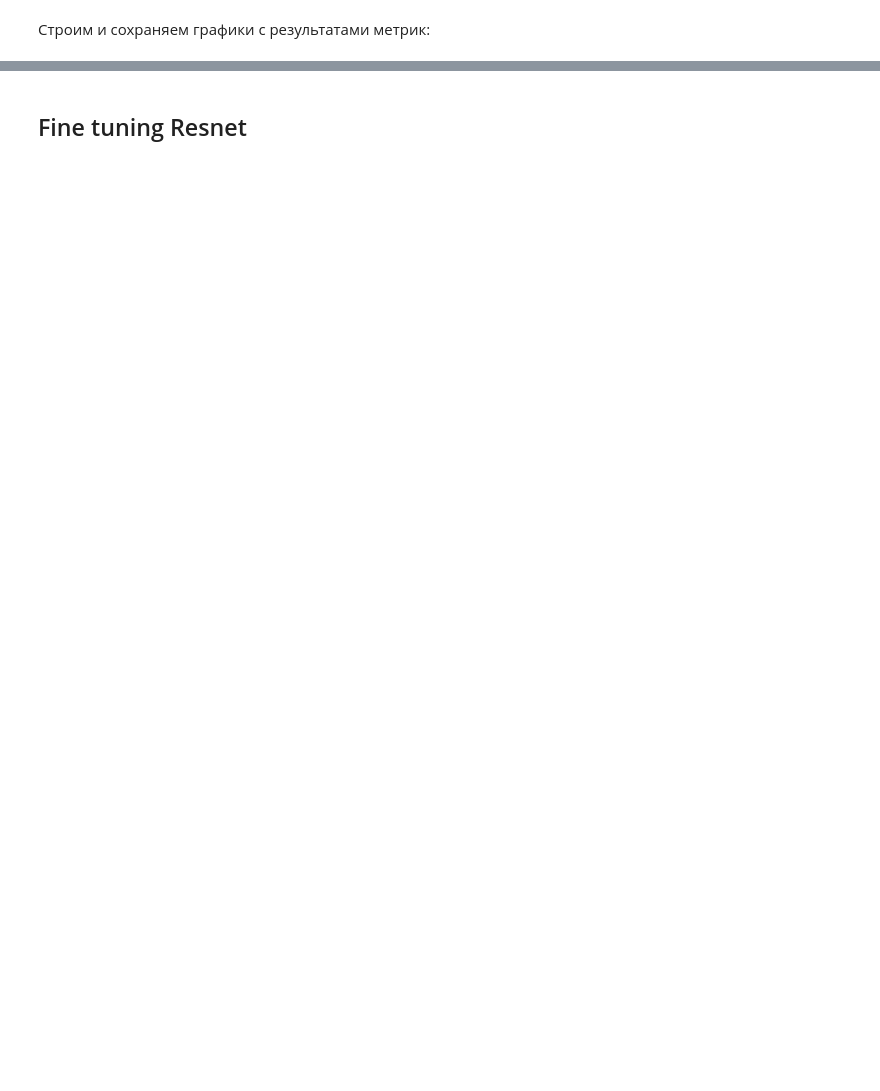
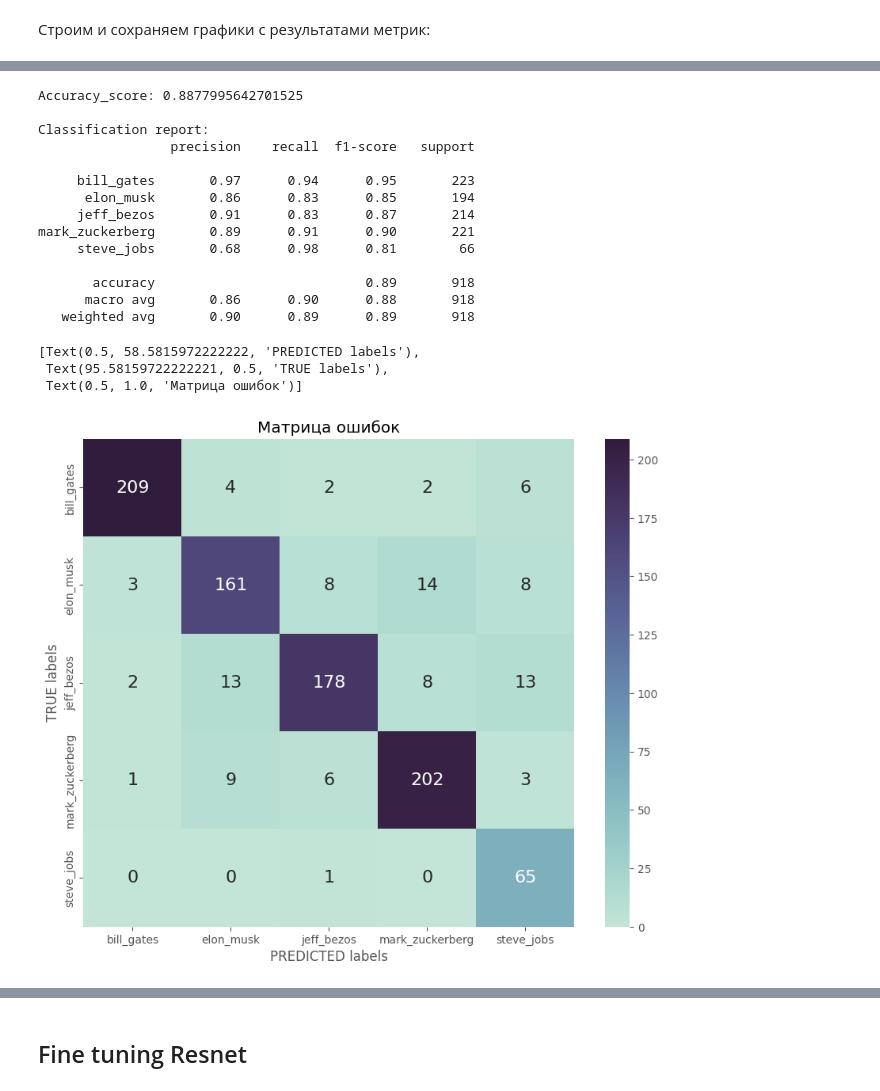
Before and after one commit to wizard339/education, a Jupyter notebook: misis/cv/cv_project.ipynb, the cells around one changed output, grey strips where cells are left out. Drawn from its saved outputs; the diff is of its cells as text; code cells hidden in the pictures; blank space fills up the shorter version.

```diff
--- a/misis/cv/cv_project.ipynb
+++ b/misis/cv/cv_project.ipynb
@@ -269,7 +200,11 @@ class MyLogWriter:
             self.log_dict[label] = []
 
     def add_value(self, label: str, value: Union[int, float]) -> None:
-        self.log_dict[label].append(value)
+        try:
+            self.log_dict[label].append(value)
+        except:
+            self.add_label([label])
+            self.log_dict[label].append(value)
 
     def __len__(self) -> int:
         return len(self.log_dict)
@@ -543,8 +460,38 @@ acc_plotter.plot_graph(
 # %%
-actual, preds = make_predictions(model_freeze_conv, test_dataloader, device)
+# строим предсказания
+actual, preds = make_predictions(test_dataloader, model_freeze_conv, device)
 actual, preds = torch.tensor(actual).cpu(), torch.tensor(preds).cpu()
 # %%
+print(f'Accuracy_score: {accuracy_score(actual, preds)}')
+
 print('\nClassification report: ')
 print(classification_report(actual, preds, target_names=label_map.values()))
-print('\nConfusion Matrix: ')
-print(confusion_matrix(actual, preds))
+
+# Визуализируем матрицу ошибок в виде тепловой карты seaborn
+plt.figure(figsize=(10,8))
+sns.heatmap(
+    confusion_matrix(actual, preds),
+    xticklabels=label_map.values(),
+    yticklabels=label_map.values(),
+    fmt='d', annot=True, annot_kws={"size": 16},
+    cmap=sns.cubehelix_palette(start=.5, rot=-.5, as_cmap=True),
+).set(xlabel='PREDICTED labels', ylabel='TRUE labels', title='Матрица ошибок')
+# %% [output]
+Accuracy_score: 0.8877995642701525
+
+Classification report:
+                 precision    recall  f1-score   support
+
+     bill_gates       0.97      0.94      0.95       223
+      elon_musk       0.86      0.83      0.85       194
+     jeff_bezos       0.91      0.83      0.87       214
+mark_zuckerberg       0.89      0.91      0.90       221
+     steve_jobs       0.68      0.98      0.81        66
+
+       accuracy                           0.89       918
+      macro avg       0.86      0.90      0.88       918
+   weighted avg       0.90      0.89      0.89       918
+[Text(0.5, 58.5815972222222, 'PREDICTED labels'),
+ Text(95.58159722222221, 0.5, 'TRUE labels'),
+ Text(0.5, 1.0, 'Матрица ошибок')]
+[figure, added]
```
Also changed, not shown: parts of 80 cells of this notebook.
